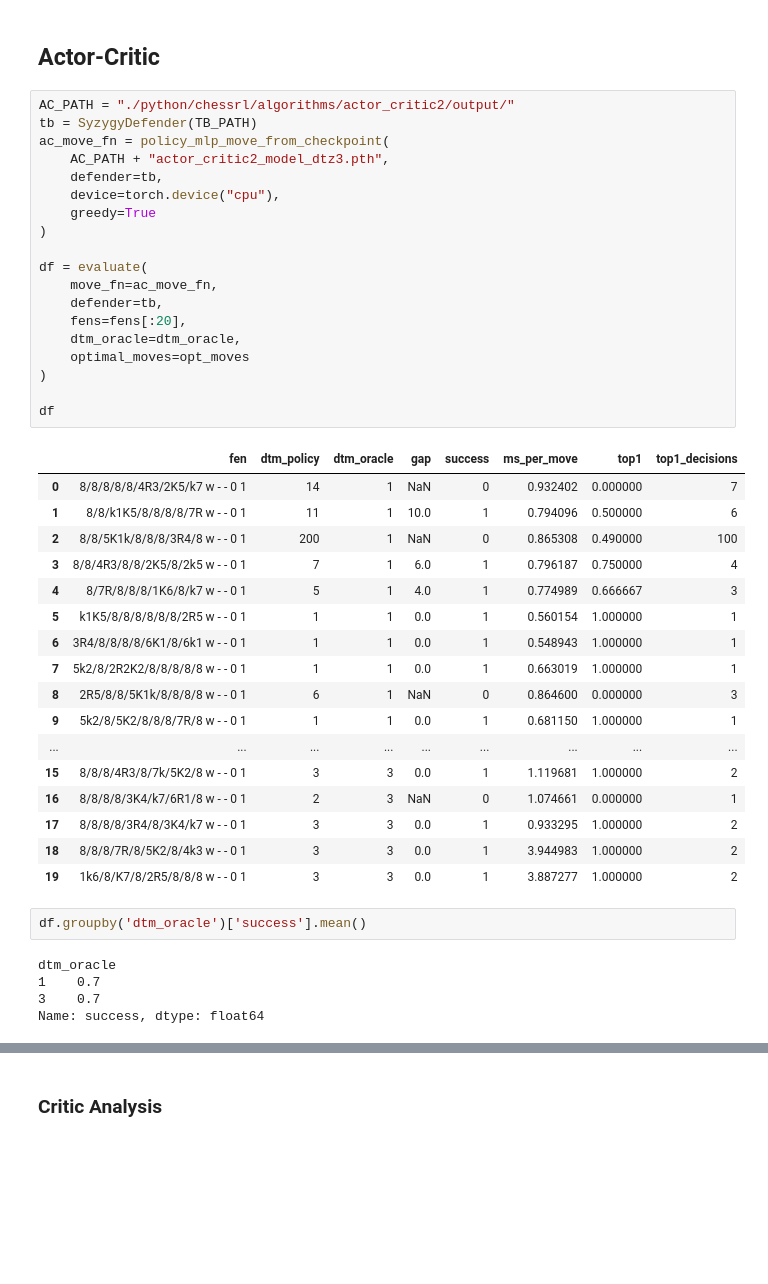
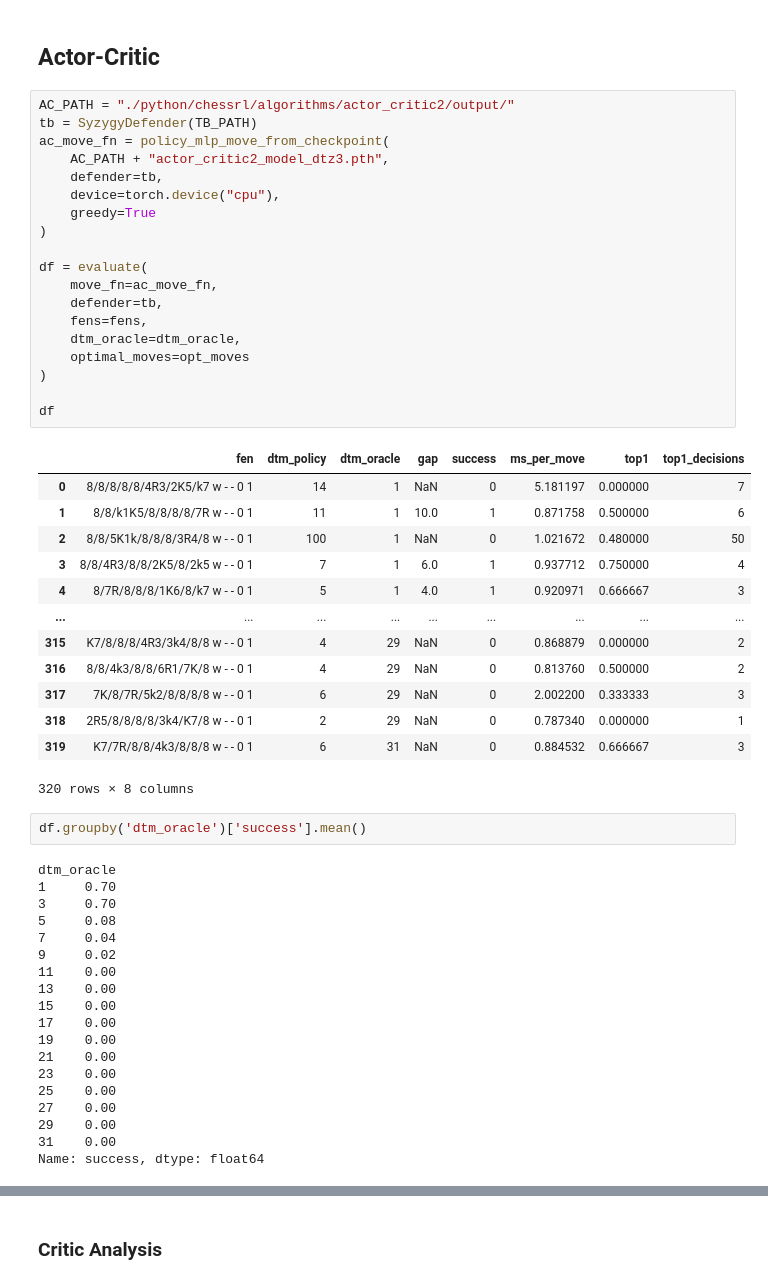
Before and after one commit to giovanni-lucarelli/chess, a Jupyter notebook: results.ipynb, the cells around one changed output, grey strips where cells are left out. Drawn from its saved outputs; the diff is of its cells as text; blank space fills up the shorter version.

```diff
--- a/results.ipynb
+++ b/results.ipynb
@@ -415,44 +485,54 @@ plt.show()
 # %%
 AC_PATH = "./python/chessrl/algorithms/actor_critic2/output/"
 tb = SyzygyDefender(TB_PATH)
 ac_move_fn = policy_mlp_move_from_checkpoint(
     AC_PATH + "actor_critic2_model_dtz3.pth",
     defender=tb,
     device=torch.device("cpu"),
     greedy=True
 )
 
 df = evaluate(
     move_fn=ac_move_fn,
     defender=tb,
-    fens=fens[:20],
+    fens=fens,
     dtm_oracle=dtm_oracle,
     optimal_moves=opt_moves
 )
 
 df
 # %% [output]
 |  | fen | dtm_policy | dtm_oracle | gap | success | ms_per_move | top1 | top1_decisions |
-| 0 | 8/8/8/8/8/4R3/2K5/k7 w - - 0 1 | 14 | 1 | NaN | 0 | 0.932402 | 0.000000 | 7 |
-| 1 | 8/8/k1K5/8/8/8/8/7R w - - 0 1 | 11 | 1 | 10.0 | 1 | 0.794096 | 0.500000 | 6 |
-| 2 | 8/8/5K1k/8/8/8/3R4/8 w - - 0 1 | 200 | 1 | NaN | 0 | 0.865308 | 0.490000 | 100 |
-| 3 | 8/8/4R3/8/8/2K5/8/2k5 w - - 0 1 | 7 | 1 | 6.0 | 1 | 0.796187 | 0.750000 | 4 |
-| 4 | 8/7R/8/8/8/1K6/8/k7 w - - 0 1 | 5 | 1 | 4.0 | 1 | 0.774989 | 0.666667 | 3 |
-| 5 | k1K5/8/8/8/8/8/8/2R5 w - - 0 1 | 1 | 1 | 0.0 | 1 | 0.560154 | 1.000000 | 1 |
-| 6 | 3R4/8/8/8/8/6K1/8/6k1 w - - 0 1 | 1 | 1 | 0.0 | 1 | 0.548943 | 1.000000 | 1 |
-| 7 | 5k2/8/2R2K2/8/8/8/8/8 w - - 0 1 | 1 | 1 | 0.0 | 1 | 0.663019 | 1.000000 | 1 |
-| 8 | 2R5/8/8/5K1k/8/8/8/8 w - - 0 1 | 6 | 1 | NaN | 0 | 0.864600 | 0.000000 | 3 |
-| 9 | 5k2/8/5K2/8/8/8/7R/8 w - - 0 1 | 1 | 1 | 0.0 | 1 | 0.681150 | 1.000000 | 1 |
+| 0 | 8/8/8/8/8/4R3/2K5/k7 w - - 0 1 | 14 | 1 | NaN | 0 | 5.181197 | 0.000000 | 7 |
+| 1 | 8/8/k1K5/8/8/8/8/7R w - - 0 1 | 11 | 1 | 10.0 | 1 | 0.871758 | 0.500000 | 6 |
+| 2 | 8/8/5K1k/8/8/8/3R4/8 w - - 0 1 | 100 | 1 | NaN | 0 | 1.021672 | 0.480000 | 50 |
+| 3 | 8/8/4R3/8/8/2K5/8/2k5 w - - 0 1 | 7 | 1 | 6.0 | 1 | 0.937712 | 0.750000 | 4 |
+| 4 | 8/7R/8/8/8/1K6/8/k7 w - - 0 1 | 5 | 1 | 4.0 | 1 | 0.920971 | 0.666667 | 3 |
 | ... | ... | ... | ... | ... | ... | ... | ... | ... |
-| 15 | 8/8/8/4R3/8/7k/5K2/8 w - - 0 1 | 3 | 3 | 0.0 | 1 | 1.119681 | 1.000000 | 2 |
-| 16 | 8/8/8/8/3K4/k7/6R1/8 w - - 0 1 | 2 | 3 | NaN | 0 | 1.074661 | 0.000000 | 1 |
-| 17 | 8/8/8/8/3R4/8/3K4/k7 w - - 0 1 | 3 | 3 | 0.0 | 1 | 0.933295 | 1.000000 | 2 |
-| 18 | 8/8/8/7R/8/5K2/8/4k3 w - - 0 1 | 3 | 3 | 0.0 | 1 | 3.944983 | 1.000000 | 2 |
-| 19 | 1k6/8/K7/8/2R5/8/8/8 w - - 0 1 | 3 | 3 | 0.0 | 1 | 3.887277 | 1.000000 | 2 |
+| 315 | K7/8/8/8/4R3/3k4/8/8 w - - 0 1 | 4 | 29 | NaN | 0 | 0.868879 | 0.000000 | 2 |
+| 316 | 8/8/4k3/8/8/6R1/7K/8 w - - 0 1 | 4 | 29 | NaN | 0 | 0.813760 | 0.500000 | 2 |
+| 317 | 7K/8/7R/5k2/8/8/8/8 w - - 0 1 | 6 | 29 | NaN | 0 | 2.002200 | 0.333333 | 3 |
+| 318 | 2R5/8/8/8/8/3k4/K7/8 w - - 0 1 | 2 | 29 | NaN | 0 | 0.787340 | 0.000000 | 1 |
+| 319 | K7/7R/8/8/4k3/8/8/8 w - - 0 1 | 6 | 31 | NaN | 0 | 0.884532 | 0.666667 | 3 |
+320 rows × 8 columns
 # %%
 df.groupby('dtm_oracle')['success'].mean()
 # %% [output]
 dtm_oracle
-1    0.7
-3    0.7
+1     0.70
+3     0.70
+5     0.08
+7     0.04
+9     0.02
+11    0.00
+13    0.00
+15    0.00
+17    0.00
+19    0.00
+21    0.00
+23    0.00
+25    0.00
+27    0.00
+29    0.00
+31    0.00
 Name: success, dtype: float64
```
Also changed, not shown: parts of 12 cells of this notebook, 12 other files.
